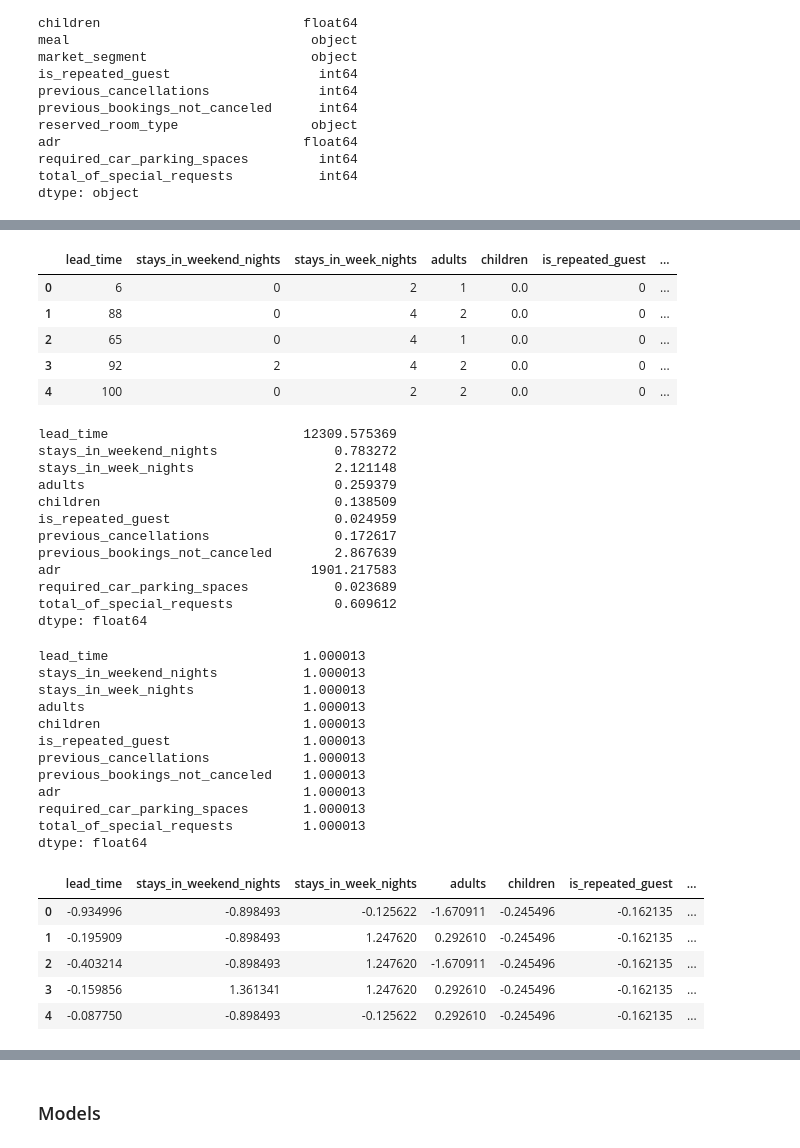
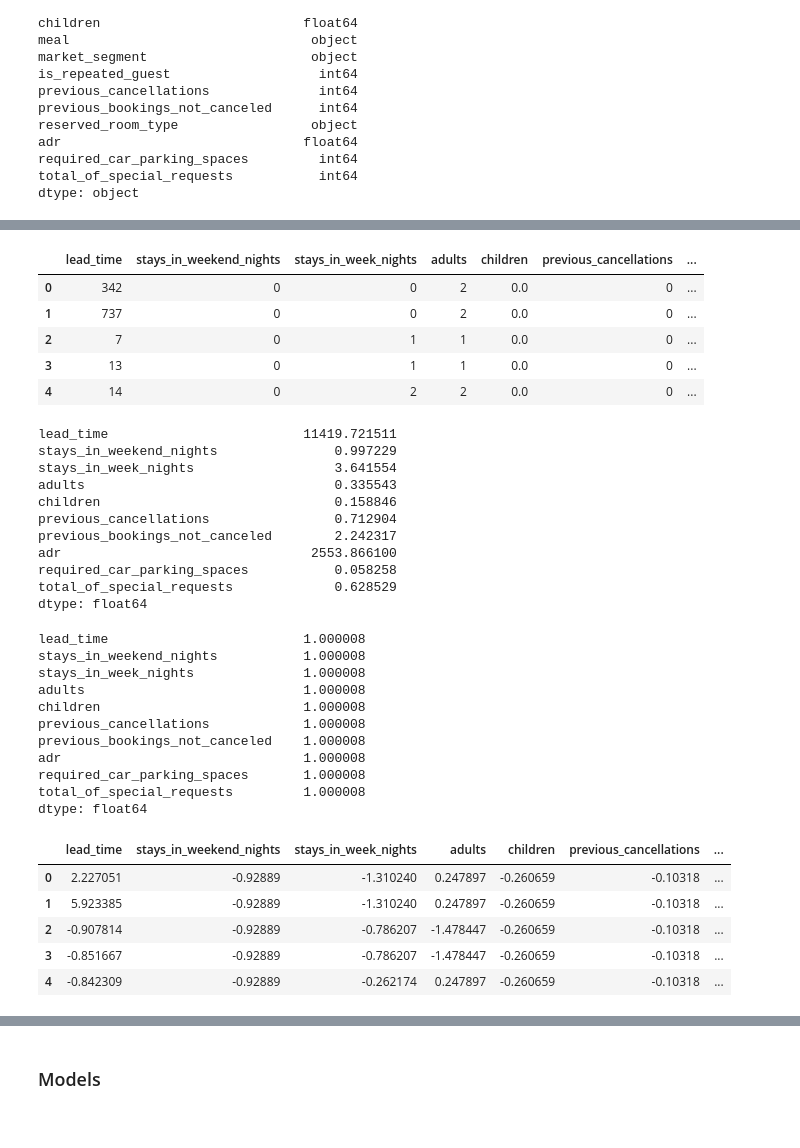
Before and after one commit to brandonmanggo/IS3107_G2, a Jupyter notebook: Dashboard/Models/Cancellation_ML.ipynb, the cells around one changed output, grey strips where cells are left out. Saved outputs shown, nothing was run; the diff lists cells and outputs as text; code cells hidden in the pictures.

Commit message:
Redid ML Models for customer cancellation

```diff
--- a/Dashboard/Models/Cancellation_ML.ipynb
+++ b/Dashboard/Models/Cancellation_ML.ipynb
@@ -23,8 +22,8 @@ from sklearn.ensemble import AdaBoostClassifier
 import warnings
 warnings.filterwarnings('ignore')
 # %%
-train_df = pd.read_csv('city_hotel_bookings_updated.csv')
-test_df = pd.read_csv('hotel_reservations_updated.csv')
+train_df = pd.read_csv('../../Dataset/hotel_booking/hotel_bookings.csv')
+#test_df = pd.read_csv('hotel_reservations_updated.csv')
 
 #Data cleaning to make 2015-2016 dataset match the incoming streaming data
 train_df.loc[(train_df['meal'] == 'Undefined'), 'meal']= 'SC'
@@ -54,7 +53,7 @@ train_df.children.fillna(0, inplace = True)
 # %%
 train_df.drop(['hotel', 'arrival_date_week_number', 'babies', 'country', 'distribution_channel',
                                'assigned_room_type', 'booking_changes', 'deposit_type', 'agent', 'company',
-                               'days_in_waiting_list', 'customer_type', 'reservation_status', 'reservation_status_date', 'Unnamed: 0'],
+                               'days_in_waiting_list', 'customer_type', 'reservation_status', 'reservation_status_date'],
                               axis = 1, inplace = True)
 
 print(train_df.dtypes)
@@ -132,3 +119,9 @@ categorical_df.head()
+# %%
+categorical_cols = ['arrival_date_month', 'meal', 'reserved_room_type', 'market_segment', 'is_repeated_guest']
+numerical_cols = ['lead_time', 'stays_in_weekend_nights', 'stays_in_week_nights', 'adults', 'children', 'previous_cancellations', 'previous_bookings_not_canceled',
+                  'adr', 'required_car_parking_spaces', 'total_of_special_requests']
+numerical_df = train_df.drop(categorical_cols, axis = 1)
+categorical_df = train_df.drop(numerical_cols, axis = 1)
 # %%
 #Checking for all unique values of the categorical columns in the training dataframe for encoding
 for col in categorical_df.columns:
@@ -163,53 +194,50 @@ categorical_df.head()
 # %%
-numerical_df = train_df.drop(columns = categorical_cols, axis = 1)
 numerical_df.drop('is_canceled', axis = 1, inplace = True)
 numerical_df.head()
 # %% [output]
-|  | lead_time | stays_in_weekend_nights | stays_in_week_nights | adults | children | is_repeated_guest | ... |
-| 0 | 6 | 0 | 2 | 1 | 0.0 | 0 | ... |
-| 1 | 88 | 0 | 4 | 2 | 0.0 | 0 | ... |
-| 2 | 65 | 0 | 4 | 1 | 0.0 | 0 | ... |
-| 3 | 92 | 2 | 4 | 2 | 0.0 | 0 | ... |
-| 4 | 100 | 0 | 2 | 2 | 0.0 | 0 | ... |
+|  | lead_time | stays_in_weekend_nights | stays_in_week_nights | adults | children | previous_cancellations | ... |
+| 0 | 342 | 0 | 0 | 2 | 0.0 | 0 | ... |
+| 1 | 737 | 0 | 0 | 2 | 0.0 | 0 | ... |
+| 2 | 7 | 0 | 1 | 1 | 0.0 | 0 | ... |
+| 3 | 13 | 0 | 1 | 1 | 0.0 | 0 | ... |
+| 4 | 14 | 0 | 2 | 2 | 0.0 | 0 | ... |
 # %%
 numerical_df.var()
 # %% [output]
-lead_time                         12309.575369
-stays_in_weekend_nights               0.783272
-stays_in_week_nights                  2.121148
-adults                                0.259379
-children                              0.138509
-is_repeated_guest                     0.024959
-previous_cancellations                0.172617
-previous_bookings_not_canceled        2.867639
-adr                                1901.217583
-required_car_parking_spaces           0.023689
-total_of_special_requests             0.609612
+lead_time                         11419.721511
+stays_in_weekend_nights               0.997229
+stays_in_week_nights                  3.641554
+adults                                0.335543
+children                              0.158846
+previous_cancellations                0.712904
+previous_bookings_not_canceled        2.242317
+adr                                2553.866100
+required_car_parking_spaces           0.058258
+total_of_special_requests             0.628529
 dtype: float64
 # %%
 scaler = StandardScaler()
 num_normalized_df = pd.DataFrame(scaler.fit_transform(numerical_df), columns = numerical_df.columns)
 num_normalized_df.var()
 # %% [output]
-lead_time                         1.000013
-stays_in_weekend_nights           1.000013
-stays_in_week_nights              1.000013
-adults                            1.000013
-children                          1.000013
-is_repeated_guest                 1.000013
-previous_cancellations            1.000013
-previous_bookings_not_canceled    1.000013
-adr                               1.000013
-required_car_parking_spaces       1.000013
-total_of_special_requests         1.000013
+lead_time                         1.000008
+stays_in_weekend_nights           1.000008
+stays_in_week_nights              1.000008
+adults                            1.000008
+children                          1.000008
+previous_cancellations            1.000008
+previous_bookings_not_canceled    1.000008
+adr                               1.000008
+required_car_parking_spaces       1.000008
+total_of_special_requests         1.000008
 dtype: float64
 # %%
 num_normalized_df.head()
 # %% [output]
-|  | lead_time | stays_in_weekend_nights | stays_in_week_nights | adults | children | is_repeated_guest | ... |
-| 0 | -0.934996 | -0.898493 | -0.125622 | -1.670911 | -0.245496 | -0.162135 | ... |
-| 1 | -0.195909 | -0.898493 | 1.247620 | 0.292610 | -0.245496 | -0.162135 | ... |
-| 2 | -0.403214 | -0.898493 | 1.247620 | -1.670911 | -0.245496 | -0.162135 | ... |
-| 3 | -0.159856 | 1.361341 | 1.247620 | 0.292610 | -0.245496 | -0.162135 | ... |
-| 4 | -0.087750 | -0.898493 | -0.125622 | 0.292610 | -0.245496 | -0.162135 | ... |
+|  | lead_time | stays_in_weekend_nights | stays_in_week_nights | adults | children | previous_cancellations | ... |
+| 0 | 2.227051 | -0.92889 | -1.310240 | 0.247897 | -0.260659 | -0.10318 | ... |
+| 1 | 5.923385 | -0.92889 | -1.310240 | 0.247897 | -0.260659 | -0.10318 | ... |
+| 2 | -0.907814 | -0.92889 | -0.786207 | -1.478447 | -0.260659 | -0.10318 | ... |
+| 3 | -0.851667 | -0.92889 | -0.786207 | -1.478447 | -0.260659 | -0.10318 | ... |
+| 4 | -0.842309 | -0.92889 | -0.262174 | 0.247897 | -0.260659 | -0.10318 | ... |
 # %%
```
Also changed, not shown: parts of 29 cells of this notebook.
